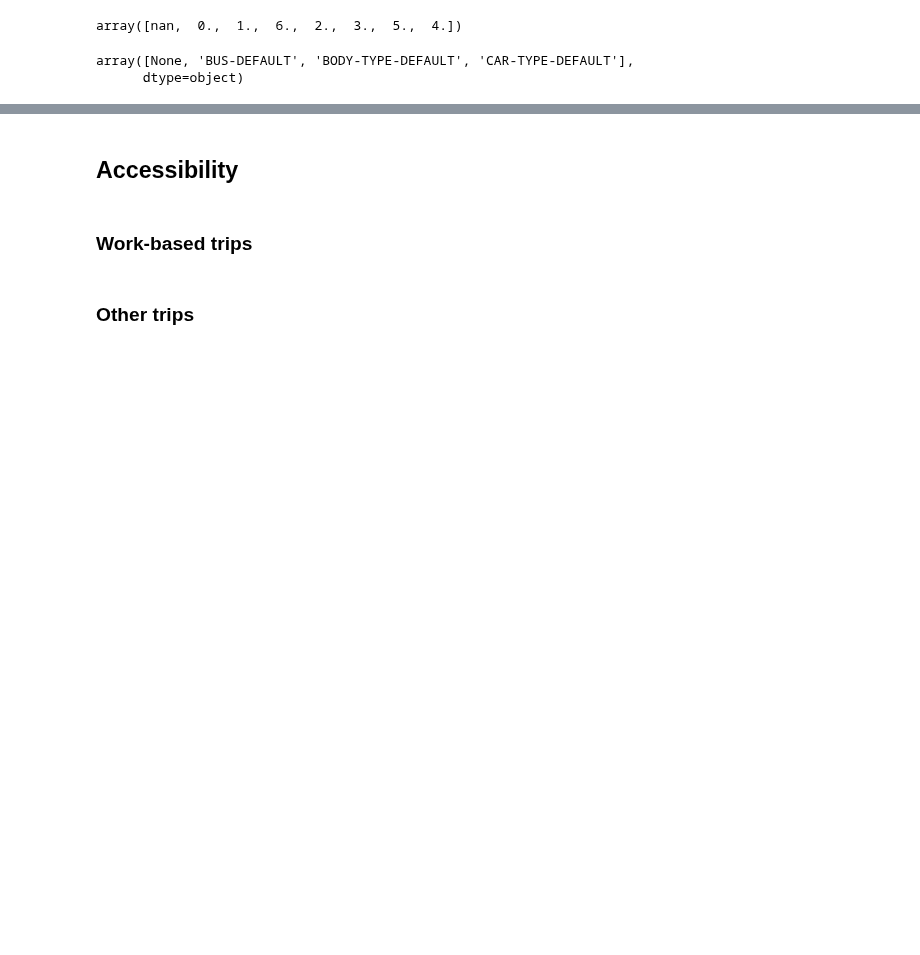
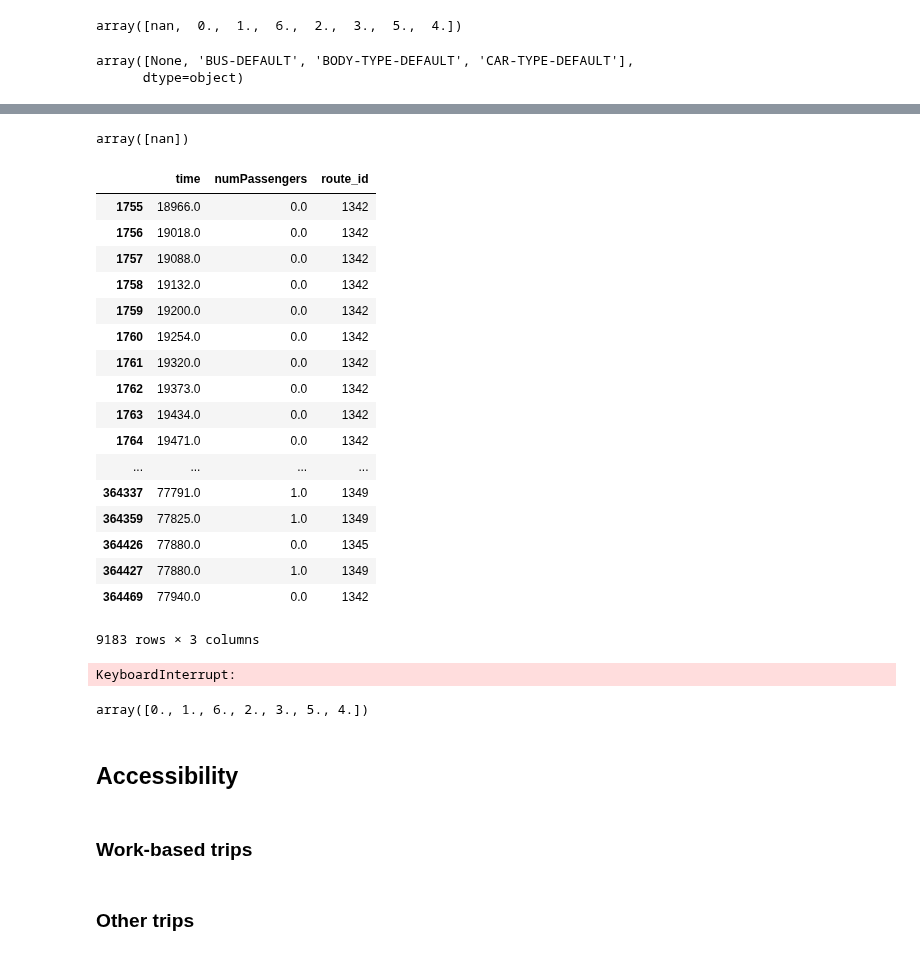
Before and after one commit to bistro-its-berkeley/BISTRO-Starter-Kit, a Jupyter notebook: utilities/Visualization_outputs.ipynb, the cells around one changed output, grey strips where cells are left out. Cells and saved outputs as stored; diff of their text form; code cells hidden in the pictures; blank space fills up the shorter version.

```diff
--- a/utilities/Visualization_outputs.ipynb
+++ b/utilities/Visualization_outputs.ipynb
@@ -36,6 +36,7 @@ beam_competitions_path = r"/Users/valentinegolfier/Documents/GitHub/BeamCompetit
 warm_start_output_path = path.join(beam_competitions_path,
                                    r"fixed-data/sioux_faux/bau/warm-start/sioux_faux-15k__warm-start/")
 stats_output_path =path.join(beam_competitions_path, r"fixed-data/sioux_faux/bau/stats")
+gtfs_path = r"../reference-data/sioux_faux/sioux_faux_bus_lines/gtfs_data"
 # %%
 #SummaryStats
 stats_data = path.join(stats_output_path, "summaryStats-15k.csv")
@@ -240,0 +261,8 @@ enters_veh_events
+# %%
+# Select the events for which the mode = buses
+bus_events = event_data[event_data["vehicleType"]=="BUS-DEFAULT"]
+# Get the `trips.txt` file from Sioux-Faux's gtfs data (trip-id/route_id)
+trips = pd.read_csv(path.join(gtfs_path, "trips.txt"), header=0, index_col=2, na_values=None, delimiter=',')
+trips = trips["route_id"].to_dict()
+# Add a column with the corresponding route_id to the event file
+bus_events.loc[:, "route_id"] = bus_events.vehicle.apply(lambda x: trips[x.split(":")[1]])
@@ -240,0 +280,26 @@ enters_veh_events
+# %%
+bus_events["cost"].unique()
+# %% [output]
+array([nan])
+# %%
+bus_events = bus_events.loc[:,["time", "numPassengers", "route_id"]]
+bus_events_
+# %% [output]
+|  | time | numPassengers | route_id |
+| 1755 | 18966.0 | 0.0 | 1342 |
+| 1756 | 19018.0 | 0.0 | 1342 |
+| 1757 | 19088.0 | 0.0 | 1342 |
+| 1758 | 19132.0 | 0.0 | 1342 |
+| 1759 | 19200.0 | 0.0 | 1342 |
+| 1760 | 19254.0 | 0.0 | 1342 |
+| 1761 | 19320.0 | 0.0 | 1342 |
+| 1762 | 19373.0 | 0.0 | 1342 |
+| 1763 | 19434.0 | 0.0 | 1342 |
+| 1764 | 19471.0 | 0.0 | 1342 |
+| ... | ... | ... | ... |
+| 364337 | 77791.0 | 1.0 | 1349 |
+| 364359 | 77825.0 | 1.0 | 1349 |
+| 364426 | 77880.0 | 0.0 | 1345 |
+| 364427 | 77880.0 | 1.0 | 1349 |
+| 364469 | 77940.0 | 0.0 | 1342 |
+9183 rows × 3 columns
@@ -241,3 +309,17 @@ enters_veh_events
+# %%
+bus_events.plot.bar(stacked=True, figsize = (15,5))
+plt.legend(bbox_to_anchor=(1.01,1), loc = "upper left")
+plt.xlabel("Hours", fontsize=11)
+# plt.ylabel("Number of trips chosing the mode", fontsize=11)
+# plt.title("Mode choice over the agent's day (goes over midnight)", fontweight = "bold", fontsize=15, pad =12)
+plt.grid(alpha=0.9)
+plt.show()
+# %% [output]
+KeyboardInterrupt:
+# %%
+sns.
+# %% [output]
+array([0., 1., 6., 2., 3., 5., 4.])
 # %% [markdown]
 ## Accessibility
 # %% [markdown]
```
Also changed, not shown: parts of 13 cells of this notebook.
